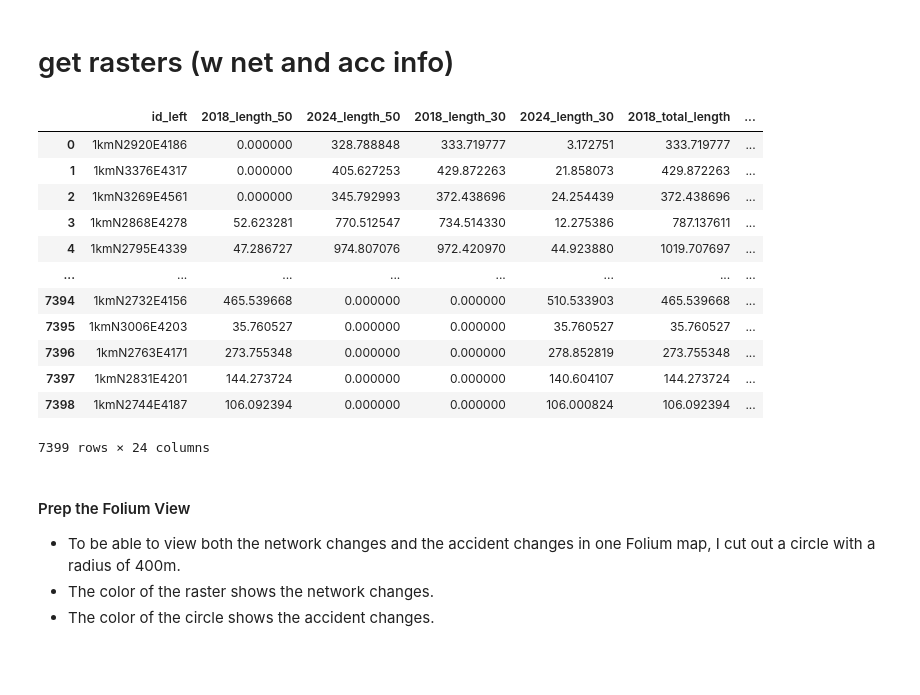
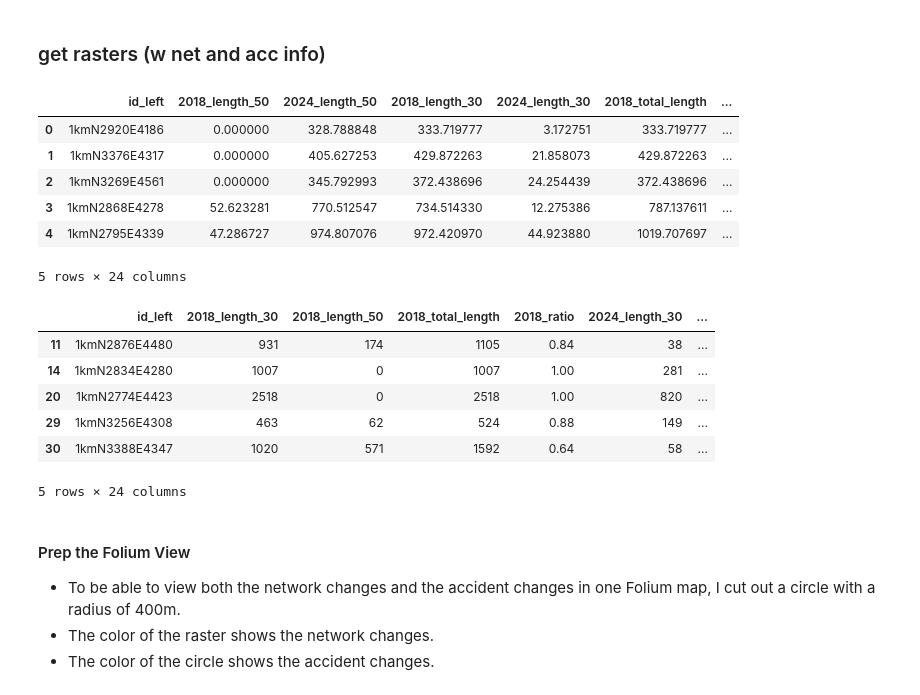
Before and after one commit to radverkehr/osm_history_analysis, a Jupyter notebook: code/3_1_create_folium_map.ipynb, the cells around one changed output. Cells and saved outputs as stored; diff of their text form; code cells hidden in the pictures; blank space fills up the shorter version.

```diff
--- a/code/3_1_create_folium_map.ipynb
+++ b/code/3_1_create_folium_map.ipynb
@@ -22,24 +14,18 @@ from datetime import datetime
 # %% [markdown]
-# get rasters (w net and acc info)
+### get rasters (w net and acc info)
 # %%
 #gdf_polygons_filtered_germany = gpd.read_file(r"output\gdf_polygons_filtered_germany.gpkg")
 germany_raster2022_net_acc = gpd.read_file("../output/germany_raster2022_net_acc.gpkg")
 
-germany_raster2022_net_acc
+germany_raster2022_net_acc.head()
 # %% [output]
 |  | id_left | 2018_length_50 | 2024_length_50 | 2018_length_30 | 2024_length_30 | 2018_total_length | ... |
 | 0 | 1kmN2920E4186 | 0.000000 | 328.788848 | 333.719777 | 3.172751 | 333.719777 | ... |
 | 1 | 1kmN3376E4317 | 0.000000 | 405.627253 | 429.872263 | 21.858073 | 429.872263 | ... |
 | 2 | 1kmN3269E4561 | 0.000000 | 345.792993 | 372.438696 | 24.254439 | 372.438696 | ... |
 | 3 | 1kmN2868E4278 | 52.623281 | 770.512547 | 734.514330 | 12.275386 | 787.137611 | ... |
 | 4 | 1kmN2795E4339 | 47.286727 | 974.807076 | 972.420970 | 44.923880 | 1019.707697 | ... |
-| ... | ... | ... | ... | ... | ... | ... | ... |
-| 7394 | 1kmN2732E4156 | 465.539668 | 0.000000 | 0.000000 | 510.533903 | 465.539668 | ... |
-| 7395 | 1kmN3006E4203 | 35.760527 | 0.000000 | 0.000000 | 35.760527 | 35.760527 | ... |
-| 7396 | 1kmN2763E4171 | 273.755348 | 0.000000 | 0.000000 | 278.852819 | 273.755348 | ... |
-| 7397 | 1kmN2831E4201 | 144.273724 | 0.000000 | 0.000000 | 140.604107 | 144.273724 | ... |
-| 7398 | 1kmN2744E4187 | 106.092394 | 0.000000 | 0.000000 | 106.000824 | 106.092394 | ... |
-7399 rows × 24 columns
+5 rows × 24 columns
 # %%
 
 # doing some data cleaning, round and set order of columns
@@ -82,6 +68,49 @@ final_column_order = new_column_order + remaining_columns
 germany_raster2022_net_acc = germany_raster2022_net_acc[final_column_order]
 
 gdf_rasters=germany_raster2022_net_acc.to_crs(epsg=3857).copy()
+# %%
+## hotfix: Unfälle 2017 für Berlin sollte None sein, weil die komplett fehlen, nicht so trivial, deswegen hier gefixt
+## this betrifft nur Berlin, weil TH MV NRW ehe hier raus is, aber sollte eigentlich in 2_ gefixt werden
+
+
+# Load Berlin boundary (very high detail)
+bland = gpd.read_file("https://raw.githubusercontent.com/isellsoap/deutschlandGeoJSON/main/2_bundeslaender/1_sehr_hoch.geo.json")
+bland_be = bland[bland["id"] == "DE-BE"].copy()
+
+# Match CRS
+bland_be = bland_be.to_crs(gdf_rasters.crs)
+
+# Compute centroids of raster polygons
+gdf_rasters_centroids = gdf_rasters.copy()
+gdf_rasters_centroids["geometry"] = gdf_rasters_centroids.centroid
+
+# Spatial join: get only rasters where centroid is within Berlin
+rasters_within_berlin = gpd.sjoin(
+    gdf_rasters_centroids,
+    bland_be[["geometry"]],
+    how="left",
+    predicate="within"
+)
+
+# Get index of rasters that fall inside Berlin
+berlin_raster_indices = rasters_within_berlin[~rasters_within_berlin["index_right"].isna()].index
+
+# Replace 0 in "2017_count" with None (or np.nan) for rasters inside Berlin
+gdf_rasters.loc[
+    (gdf_rasters.index.isin(berlin_raster_indices)) &
+    (gdf_rasters["2017_count"] == 0),
+    "2017_count"
+] = np.nan
+
+gdf_rasters.head()
+# %% [output]
+|  | id_left | 2018_length_30 | 2018_length_50 | 2018_total_length | 2018_ratio | 2024_length_30 | ... |
+| 11 | 1kmN2876E4480 | 931 | 174 | 1105 | 0.84 | 38 | ... |
+| 14 | 1kmN2834E4280 | 1007 | 0 | 1007 | 1.00 | 281 | ... |
+| 20 | 1kmN2774E4423 | 2518 | 0 | 2518 | 1.00 | 820 | ... |
+| 29 | 1kmN3256E4308 | 463 | 62 | 524 | 0.88 | 149 | ... |
+| 30 | 1kmN3388E4347 | 1020 | 571 | 1592 | 0.64 | 58 | ... |
+5 rows × 24 columns
 # %% [markdown]
 #### Prep the Folium View
 * To be able to view both the network changes and the accident changes in one Folium map, I cut out a circle with a radius of 400m.
```
Also changed, not shown: parts of 9 cells of this notebook, 1 other file.
